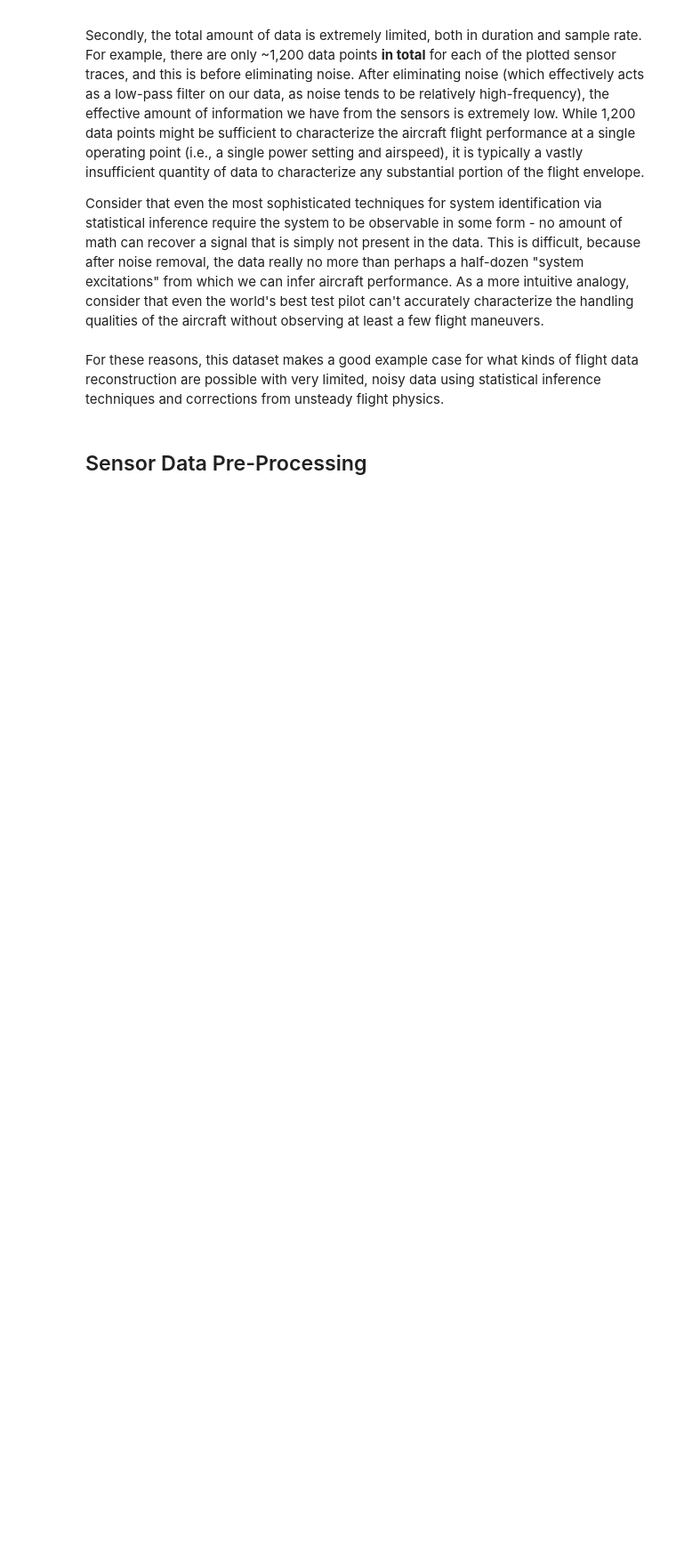
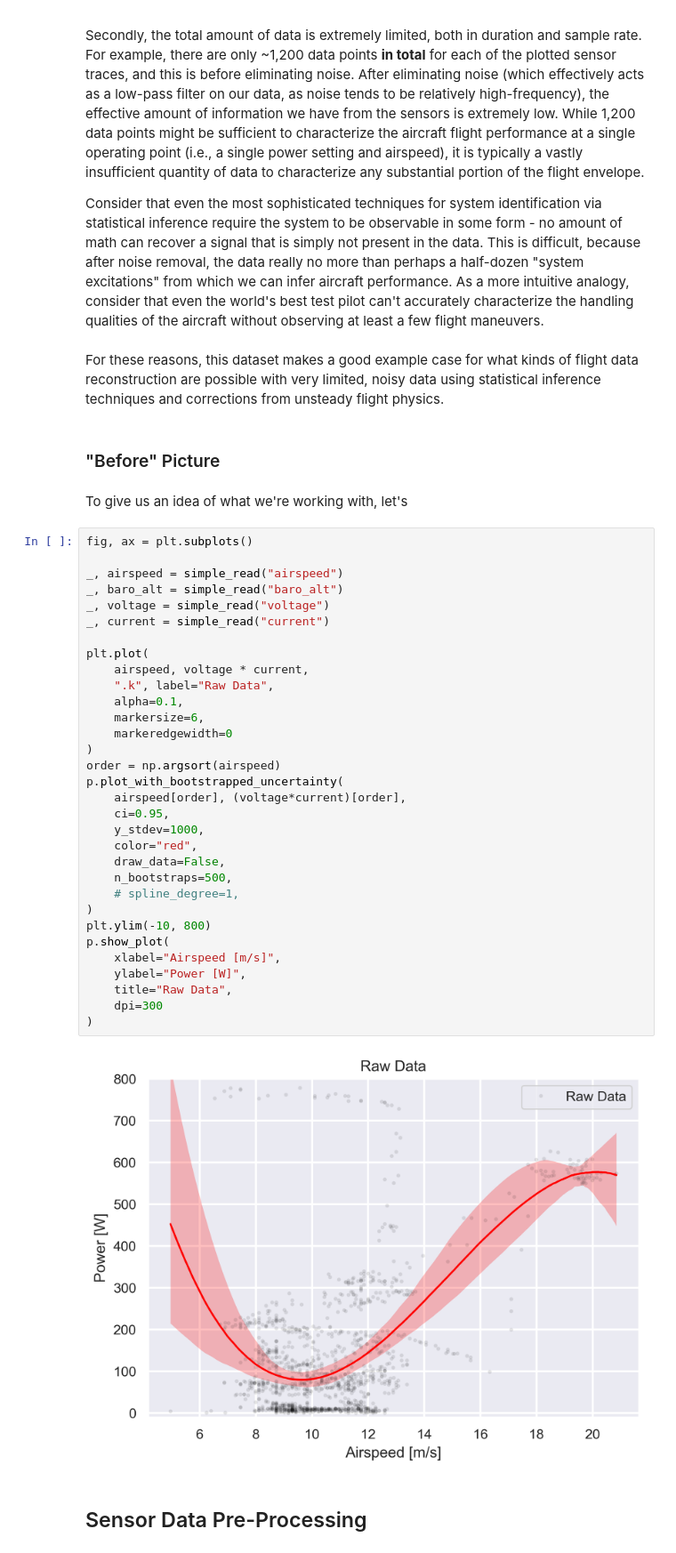
Before and after one commit to peterdsharpe/aircraft-polar-reconstruction-from-flight-test, a Jupyter notebook: manuscript.ipynb, the cells around one changed output. Shown at 89% size. Drawn from its saved outputs; the diff is of its cells as text; blank space fills up the shorter version.

Commit message:
add testing for before picture

```diff
--- a/manuscript.ipynb
+++ b/manuscript.ipynb
@@ -260,6 +260,44 @@ Secondly, the total amount of data is extremely limited, both in duration and sa
 Consider that even the most sophisticated techniques for system identification via statistical inference require the system to be observable in some form - no amount of math can recover a signal that is simply not present in the data. This is difficult, because after noise removal, the data really no more than perhaps a half-dozen "system excitations" from which we can infer aircraft performance. As a more intuitive analogy, consider that even the world's best test pilot can't accurately characterize the handling qualities of the aircraft without observing at least a few flight maneuvers.
 # %% [markdown]
 For these reasons, this dataset makes a good example case for what kinds of flight data reconstruction are possible with very limited, noisy data using statistical inference techniques and corrections from unsteady flight physics.
+# %% [markdown]
+### "Before" Picture
+# %% [markdown]
+To give us an idea of what we're working with, let's
+# %%
+fig, ax = plt.subplots()
+
+_, airspeed = simple_read("airspeed")
+_, baro_alt = simple_read("baro_alt")
+_, voltage = simple_read("voltage")
+_, current = simple_read("current")
+
+plt.plot(
+    airspeed, voltage * current,
+    ".k", label="Raw Data",
+    alpha=0.1,
+    markersize=6,
+    markeredgewidth=0
+)
+order = np.argsort(airspeed)
+p.plot_with_bootstrapped_uncertainty(
+    airspeed[order], (voltage*current)[order],
+    ci=0.95,
+    y_stdev=1000,
+    color="red",
+    draw_data=False,
+    n_bootstraps=500,
+    # spline_degree=1,
+)
+plt.ylim(-10, 800)
+p.show_plot(
+    xlabel="Airspeed [m/s]",
+    ylabel="Power [W]",
+    title="Raw Data",
+    dpi=300
+)
+# %% [output]
+[figure, added]
 # %% [markdown]
 ## Sensor Data Pre-Processing
 # %% [markdown]
```
